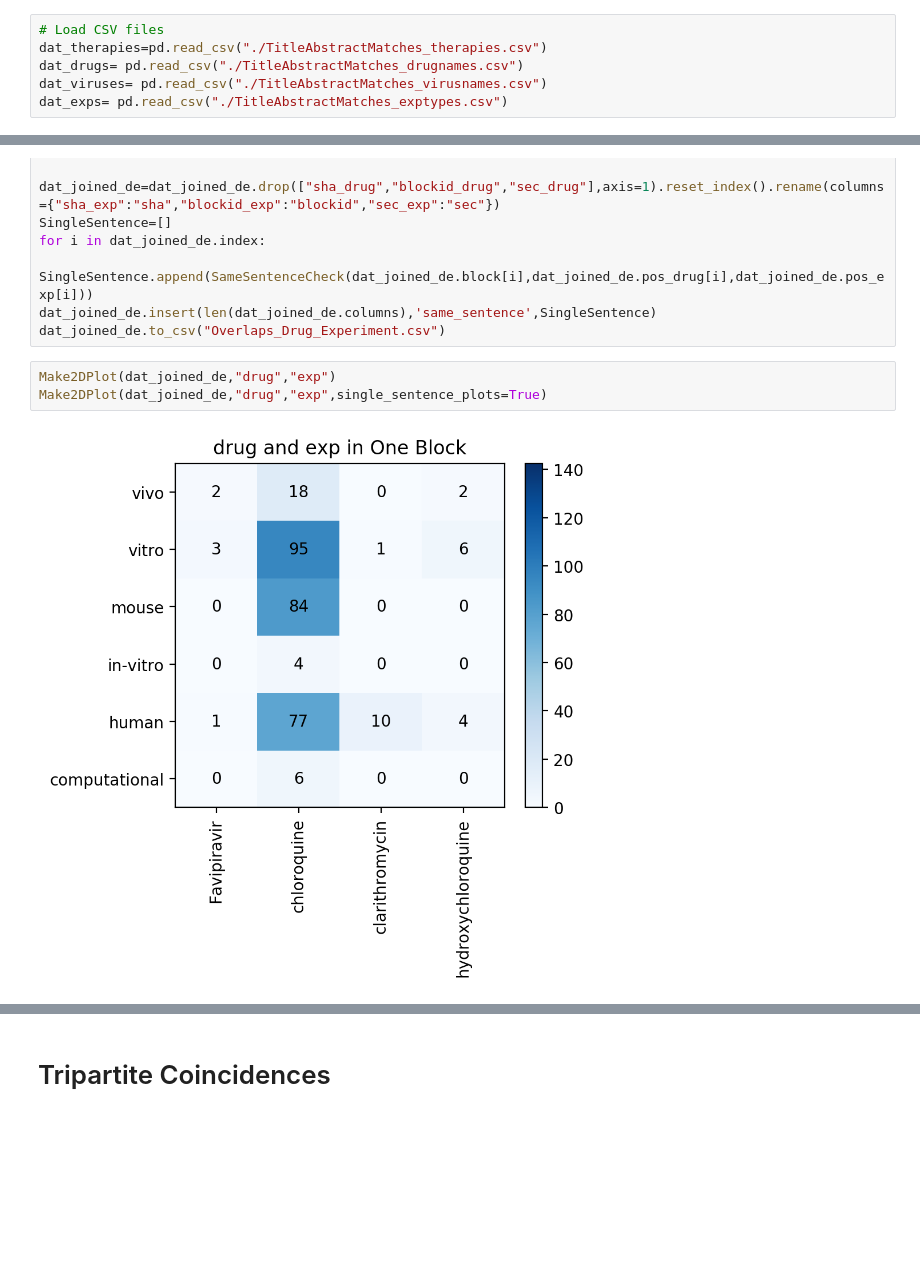
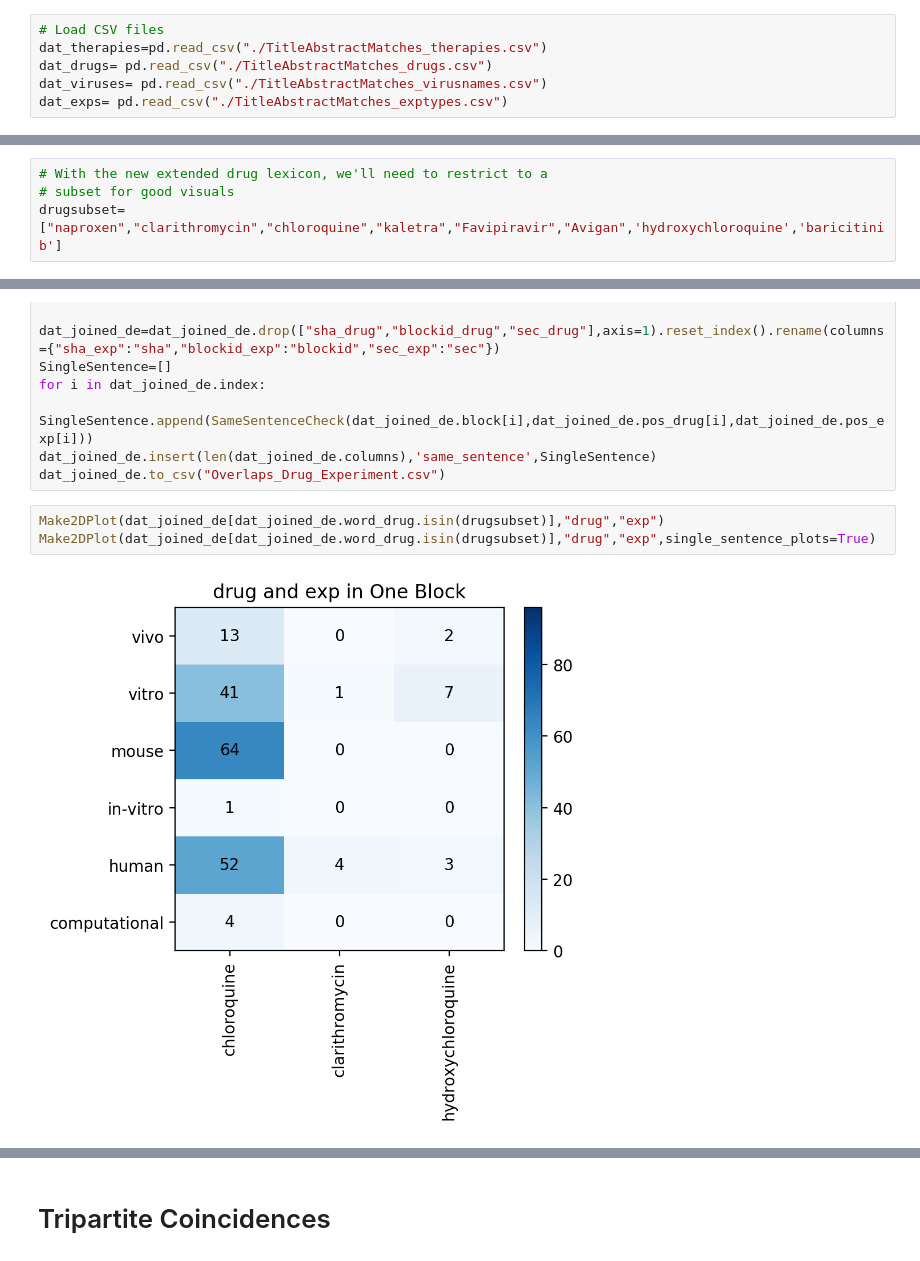
Before and after one commit to tbucci100/task-vt, a Jupyter notebook: drug_treatment_extraction/notebooks/Task_1T.1.2.ipynb, the cells around one changed output, grey strips where cells are left out. Saved outputs shown, nothing was run; the diff lists cells and outputs as text; blank space fills up the shorter version.

```diff
--- a/drug_treatment_extraction/notebooks/Task_1T.1.2.ipynb
+++ b/drug_treatment_extraction/notebooks/Task_1T.1.2.ipynb
@@ -10,7 +18,7 @@ nlp=spacy.load("en_core_sci_lg")
 # %%
 # Load CSV files
 dat_therapies=pd.read_csv("./TitleAbstractMatches_therapies.csv")
-dat_drugs= pd.read_csv("./TitleAbstractMatches_drugnames.csv")
+dat_drugs= pd.read_csv("./TitleAbstractMatches_drugs.csv")
 dat_viruses= pd.read_csv("./TitleAbstractMatches_virusnames.csv")
 dat_exps= pd.read_csv("./TitleAbstractMatches_exptypes.csv")
 # %%
@@ -19,6 +27,10 @@ dat_drugs=dat_drugs.drop('Unnamed: 0',axis=1).set_index('block')
 dat_therapies=dat_therapies.drop('Unnamed: 0',axis=1).set_index('block')
 dat_viruses=dat_viruses.drop('Unnamed: 0',axis=1).set_index('block')
 dat_exps=dat_exps.drop('Unnamed: 0',axis=1).set_index('block')
+# %%
+# With the new extended drug lexicon, we'll need to restrict to a
+# subset for good visuals
+drugsubset=["naproxen","clarithromycin","chloroquine","kaletra","Favipiravir","Avigan",'hydroxychloroquine','baricitinib']
 # %%
 # We'll use this function later to see if two words are in the same sentence
 #  within the block
@@ -147,7 +159,7 @@ for i in dat_joined_de.index:
 dat_joined_de.insert(len(dat_joined_de.columns),'same_sentence',SingleSentence)
 dat_joined_de.to_csv("Overlaps_Drug_Experiment.csv")
 # %%
-Make2DPlot(dat_joined_de,"drug","exp")
-Make2DPlot(dat_joined_de,"drug","exp",single_sentence_plots=True)
+Make2DPlot(dat_joined_de[dat_joined_de.word_drug.isin(drugsubset)],"drug","exp")
+Make2DPlot(dat_joined_de[dat_joined_de.word_drug.isin(drugsubset)],"drug","exp",single_sentence_plots=True)
 # %% [output]
-[figure, old version]
+[figure, new version]
```
Also changed, not shown: parts of 8 cells of this notebook, 1 other file.
